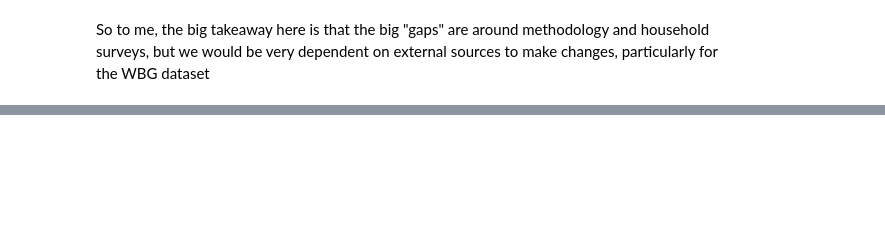
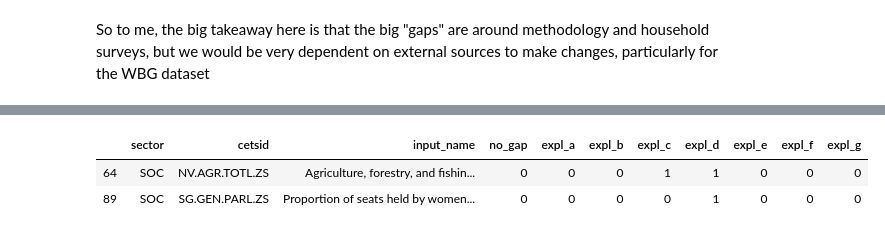
Before and after one commit to worldbank/ESG_gaps_research, a Jupyter notebook: python/summary-analysis.ipynb, the cells around one changed output, grey strips where cells are left out. Cells and saved outputs as stored; diff of their text form; code cells hidden in the pictures; blank space fills up the shorter version.

```diff
--- a/python/summary-analysis.ipynb
+++ b/python/summary-analysis.ipynb
@@ -174,0 +175,6 @@ plot_esg(True)
+# %%
+esg[esg['expl_d']==1][core_fields]
+# %% [output]
+|  | sector | cetsid | input_name | no_gap | expl_a | expl_b | expl_c | expl_d | expl_e | expl_f | expl_g |
+| 64 | SOC | NV.AGR.TOTL.ZS | Agriculture, forestry, and fishin... | 0 | 0 | 0 | 1 | 1 | 0 | 0 | 0 |
+| 89 | SOC | SG.GEN.PARL.ZS | Proportion of seats held by women... | 0 | 0 | 0 | 0 | 1 | 0 | 0 | 0 |
```
Also changed, not shown: parts of 5 cells of this notebook.
